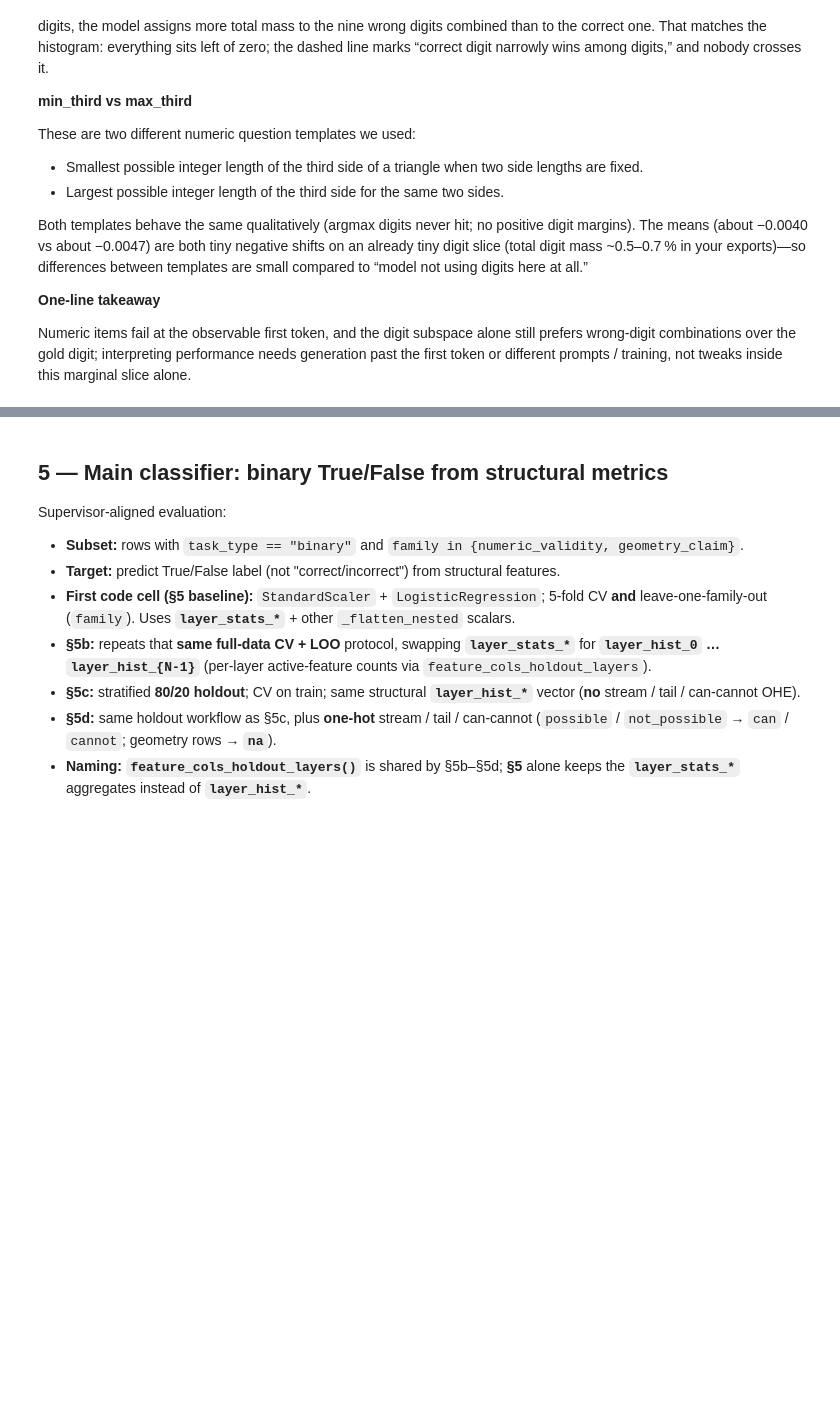
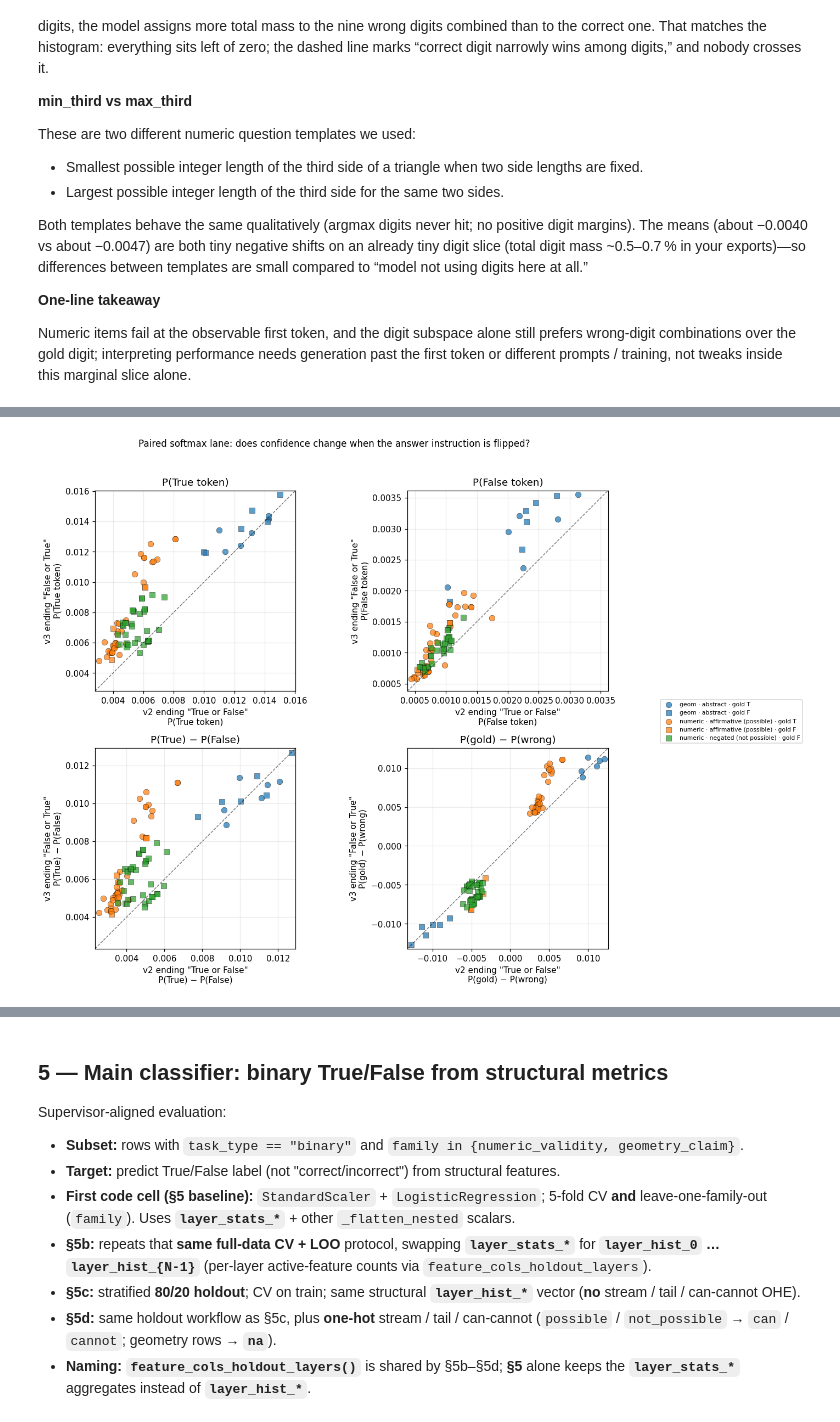
Before and after one commit to hollolaszlo88/thesis_circuit_breaker, a Jupyter notebook: my_work/notebooks/03_baseline_structural_analysis.ipynb, the cells around one changed output, grey strips where cells are left out. Drawn from its saved outputs; the diff is of its cells as text; code cells hidden in the pictures; blank space fills up the shorter version.

Commit message:
v2/v3 paired structural analysis and notebook updates

```diff
--- a/my_work/notebooks/03_baseline_structural_analysis.ipynb
+++ b/my_work/notebooks/03_baseline_structural_analysis.ipynb
@@ -948,0 +1173,88 @@ Numeric items fail at the observable first token, and the digit subspace alone s
+# %%
+# ── 4b: softmax confidence v2 vs v3 (paired 90) ───────────────────────────────
+# X = "True or False" ending (v2); Y = "False or True" ending (v3). Points on the
+# diagonal y=x mean unchanged two-token mass; off-diagonal = flip sensitivity.
+# tf_bias = P(True)−P(False) (always favours-True mass); tf_margin = P(gold)−P(wrong).
+
+if "paired_ft" not in dir() or paired_ft.empty:
+    raise RuntimeError("Run the pairing cell above first (needs `paired_ft`).")
+
+_df = paired_ft.copy()
+_df["tf_bias_v2"] = _df["prob_true_v2"] - _df["prob_false_v2"]
+_df["tf_bias_v3"] = _df["prob_true_v3"] - _df["prob_false_v3"]
+_groups = sorted(_df["group_label"].unique())
+_cmap = matplotlib.colormaps.get_cmap("tab10")
+_palette = {g: _cmap(i % 10) for i, g in enumerate(_groups)}
+_mark = {True: "o", False: "s"}
+
+fig, axes = plt.subplots(2, 2, figsize=(10.5, 9))
+axes = axes.ravel()
+
+_panels = [
+    ("prob_true_v2", "prob_true_v3", "P(True token)"),
+    ("prob_false_v2", "prob_false_v3", "P(False token)"),
+    ("tf_bias_v2", "tf_bias_v3", "P(True) − P(False)"),
+    ("tf_margin_v2", "tf_margin_v3", "P(gold) − P(wrong)"),
+]
+
+for ax, (xc, yc, title) in zip(axes, _panels):
+    lo = float(min(_df[xc].min(), _df[yc].min()))
+    hi = float(max(_df[xc].max(), _df[yc].max()))
+    pad = 0.02 * (hi - lo) if hi > lo else 0.01
+    lo, hi = lo - pad, hi + pad
+
+    for g in _groups:
+        m = _df["group_label"] == g
+        for gold in (True, False):
+            m2 = m & (_df["truth_true"] == gold)
+            if not m2.any():
+                continue
+            ax.scatter(
+                _df.loc[m2, xc],
+                _df.loc[m2, yc],
+                s=48,
+                alpha=0.72,
+                color=_palette[g],
+                marker=_mark[gold],
+                edgecolors="black",
+                linewidths=0.35,
+                label=f"{g} · gold {'T' if gold else 'F'}",
+            )
+
+    ax.plot([lo, hi], [lo, hi], "k--", lw=0.9, alpha=0.55)
+    ax.set_xlim(lo, hi)
+    ax.set_ylim(lo, hi)
+    ax.set_aspect("equal", adjustable="box")
+    ax.set_xlabel(f'v2 ending "True or False"\n{title}')
+    ax.set_ylabel(f'v3 ending "False or True"\n{title}')
+    ax.set_title(title)
+    ax.grid(alpha=0.25)
+
+# Shared legend (first axis only, outside)
+handles, labels = axes[0].get_legend_handles_labels()
+if handles:
+    fig.legend(handles, labels, loc="center left", bbox_to_anchor=(1.01, 0.5), fontsize=7, ncol=1)
+
+plt.suptitle(
+    "Paired softmax lane: does confidence change when the answer instruction is flipped?",
+    y=1.02,
+    fontsize=11,
+)
+plt.tight_layout()
+
+_out = MY_WORK / "results" / "statistics" / "paired_v2_v3_softmax_confidence_scatter.png"
+plt.savefig(_out, dpi=140, bbox_inches="tight")
+plt.show()
+print("Saved", _out)
+
+# Quick numeric readout
+for xc, yc, name in _panels:
+    x, y = _df[xc].to_numpy(), _df[yc].to_numpy()
+    r = float(np.corrcoef(x, y)[0, 1]) if len(x) > 1 else float("nan")
+    print(
+        f"{name:28}  r={r:+.3f}  "
+        f"mean|Δ|={np.mean(np.abs(y - x)):.4f}  "
+        f"max|Δ|={np.max(np.abs(y - x)):.4f}"
+    )
+# %% [output]
+[figure, added]
```
Also changed, not shown: parts of 11 cells of this notebook, 10 other files.
